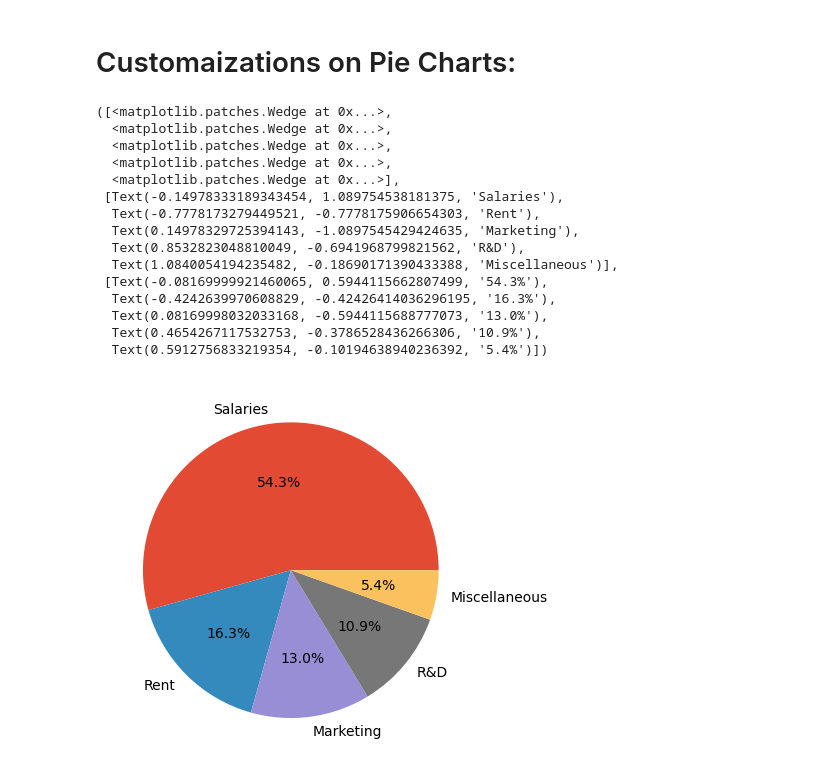
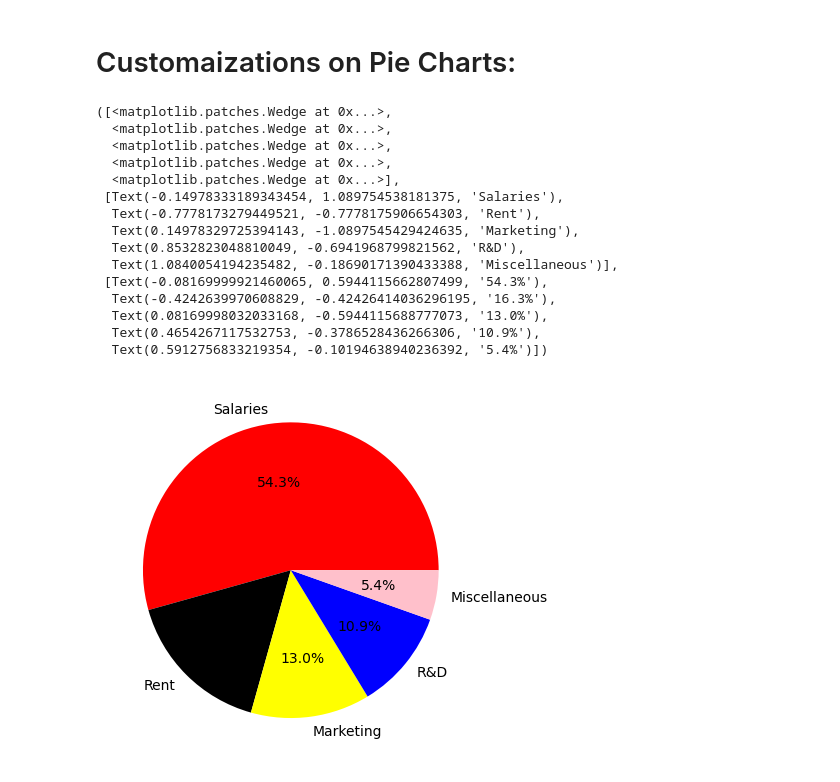
Before and after one commit to SatinderSinghSall/AI-and-Machine-Learning, a Jupyter notebook: 20. Data Visualization - Part 1/Matplotlib.ipynb, the cells around one changed output. Drawn from its saved outputs; the diff is of its cells as text; code cells hidden in the pictures.

Commit message:
AI / ML: Data Visualization - Customaizations on Pie Charts using Matplotlib.

```diff
--- a/20. Data Visualization - Part 1/Matplotlib.ipynb
+++ b/20. Data Visualization - Part 1/Matplotlib.ipynb
@@ -526,24 +526,24 @@ plt.show()
 # %%
 expenses = ["Salaries", "Rent", "Marketing", "R&D", "Miscellaneous"]
 amounts = [500, 150, 120, 100, 50]
 
-colors
+colors = ["red", "black", "yellow", "blue", "pink"]
 
-plt.pie(amounts, labels=expenses, autopct="%1.1f%%")
+plt.pie(amounts, labels=expenses, autopct="%1.1f%%", colors=colors)
 # %% [output]
 ([<matplotlib.patches.Wedge at 0x...>,
   <matplotlib.patches.Wedge at 0x...>,
   <matplotlib.patches.Wedge at 0x...>,
   <matplotlib.patches.Wedge at 0x...>,
   <matplotlib.patches.Wedge at 0x...>],
  [Text(-0.14978333189343454, 1.089754538181375, 'Salaries'),
   Text(-0.7778173279449521, -0.7778175906654303, 'Rent'),
   Text(0.14978329725394143, -1.0897545429424635, 'Marketing'),
   Text(0.8532823048810049, -0.6941968799821562, 'R&D'),
   Text(1.0840054194235482, -0.18690171390433388, 'Miscellaneous')],
  [Text(-0.08169999921460065, 0.5944115662807499, '54.3%'),
   Text(-0.4242639970608829, -0.42426414036296195, '16.3%'),
   Text(0.08169998032033168, -0.5944115688777073, '13.0%'),
   Text(0.4654267117532753, -0.3786528436266306, '10.9%'),
   Text(0.5912756833219354, -0.10194638940236392, '5.4%')])
-[figure, old version]
+[figure, new version]
```
Also changed, not shown: parts of 2 cells of this notebook.
